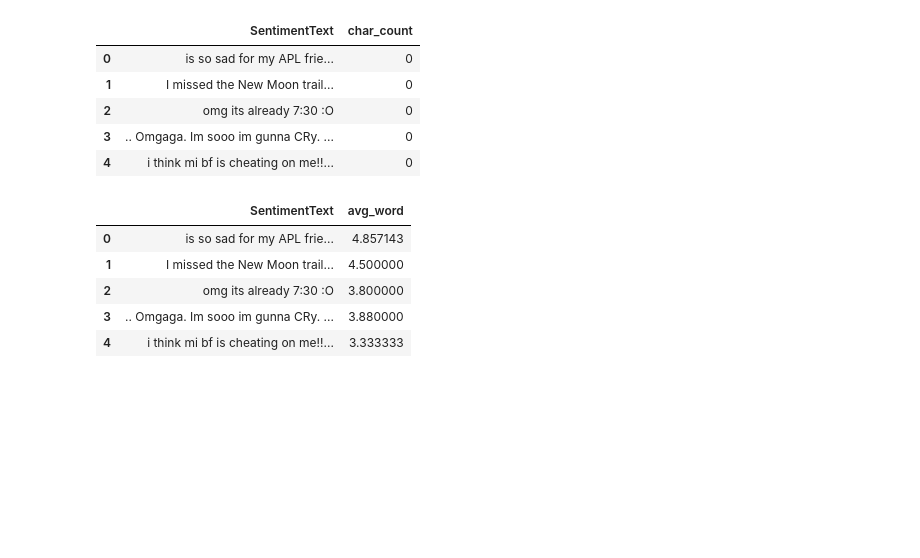
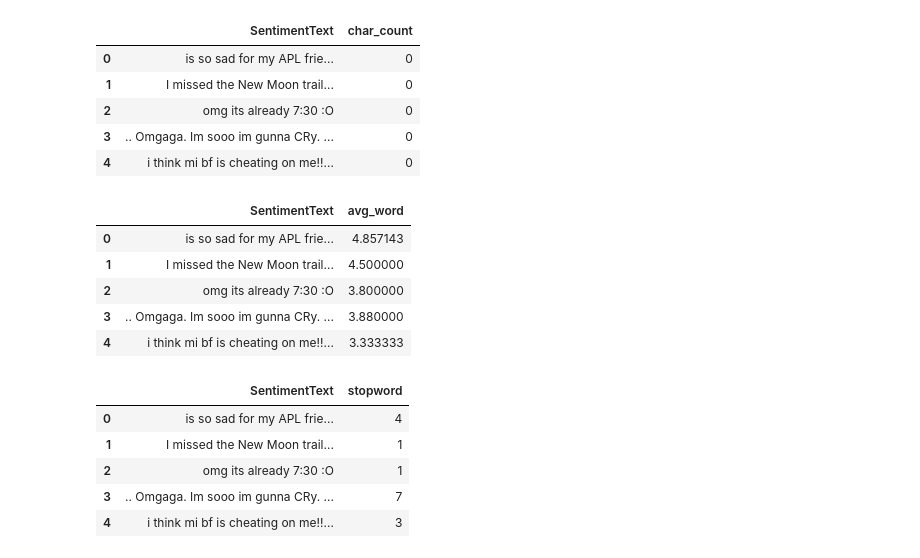
Before and after one commit to fahimep/ConversionPython, a Jupyter notebook: textanalytics.ipynb, the cells around one changed output. Cells and saved outputs as stored; diff of their text form; code cells hidden in the pictures; blank space fills up the shorter version.

```diff
--- a/textanalytics.ipynb
+++ b/textanalytics.ipynb
@@ -78,0 +100,11 @@ train[['SentimentText','avg_word']].head()
+# %%
+stop=stopwords.words('english')
+train['stopword']=train['SentimentText'].apply(lambda x:len([x for x in x.split() if x in stop]))
+train[['SentimentText','stopword']].head()
+# %% [output]
+|  | SentimentText | stopword |
+| 0 | is so sad for my APL frie... | 4 |
+| 1 | I missed the New Moon trail... | 1 |
+| 2 | omg its already 7:30 :O | 1 |
+| 3 | .. Omgaga. Im sooo im gunna CRy. ... | 7 |
+| 4 | i think mi bf is cheating on me!!... | 3 |
```
Also changed, not shown: parts of 14 cells of this notebook.
